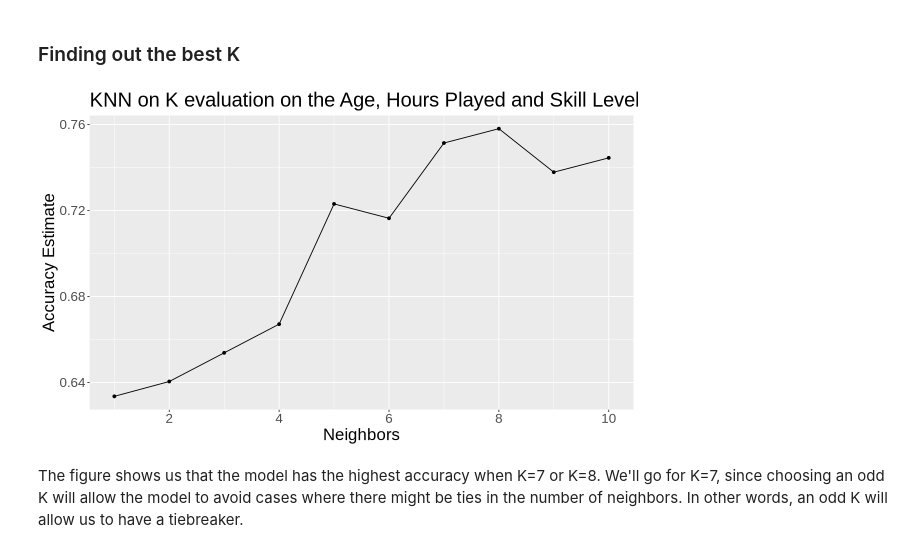
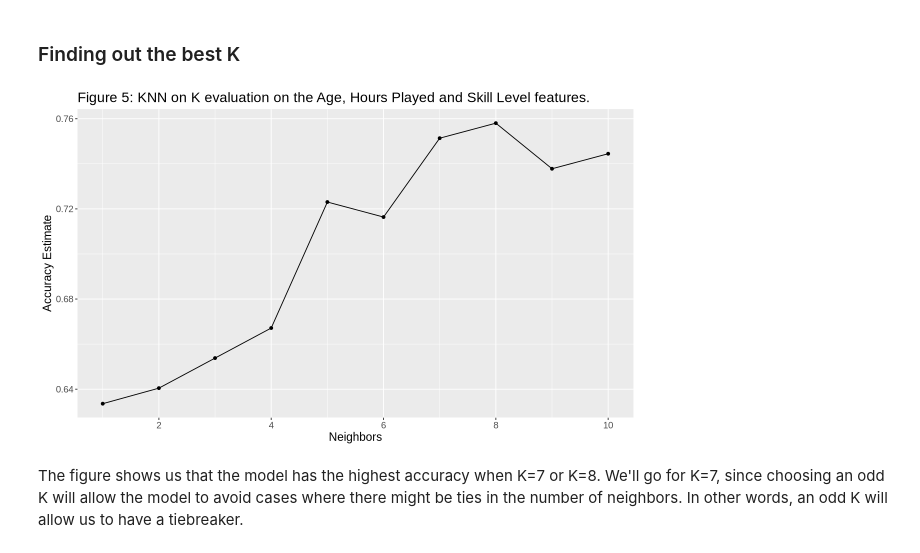
Before and after one commit to jhuan175/dsci100_project_final_report, a Jupyter notebook: Project_Final_Report.ipynb, the cells around one changed output. Cells and saved outputs as stored; diff of their text form; code cells hidden in the pictures.

Commit message:
Added Caption to K graph

```diff
--- a/Project_Final_Report.ipynb
+++ b/Project_Final_Report.ipynb
@@ -211,37 +211,37 @@ players_vfold <- vfold_cv(players_train, v = 5, strata = subscribed)
 # Ranging k=1 -> k=10.
 k_vals <- tibble(neighbors = seq(from = 1, to = 10, by = 1))
 
 # Making the recipe
 players_recipe <- recipe(subscribed ~ ., data = players_train) |>
     step_scale(all_predictors()) |>
     step_center(all_predictors())
 
 # Making the spec
 knn_spec <- nearest_neighbor(weight_func = "rectangular", neighbors = tune()) |>
     set_engine("kknn") |>
     set_mode("classification")
 
 # Fitting the model
 knn_fit <- workflow() |>
     add_recipe(players_recipe) |>
     add_model(knn_spec) |>
     tune_grid(resamples = players_vfold, grid = k_vals) |>
     collect_metrics()
 
 accuracies <- knn_fit |>
                  filter(.metric == 'accuracy')
 
 cross_val_plot <- ggplot(accuracies, aes(x = neighbors, y = mean)) +
                   geom_point() +
                   geom_line() +
-                  labs(title= 'KNN on K evaluation on the Age, Hours Played and Skill Level features.',
+                  labs(title= 'Figure 5: KNN on K evaluation on the Age, Hours Played and Skill Level features.',
                        x = 'Neighbors',
-                       y = 'Accuracy Estimate')+
-                  theme(text = element_text(size = 20)) +
+                       y = 'Accuracy Estimate') +
+                  theme(text = element_text(size = 14)) +
                   scale_x_continuous(breaks = seq(0, 20, 2))
 cross_val_plot
 # %% [output]
-[figure, old version]
+[figure, new version]
 # %% [markdown]
 The figure shows us that the model has the highest accuracy when K=7 or K=8. We'll go for K=7, since choosing an odd K will allow the model to avoid cases where there might be ties in the number of neighbors. In other words, an odd K will allow us to have a tiebreaker.
 # %% [markdown]
```
